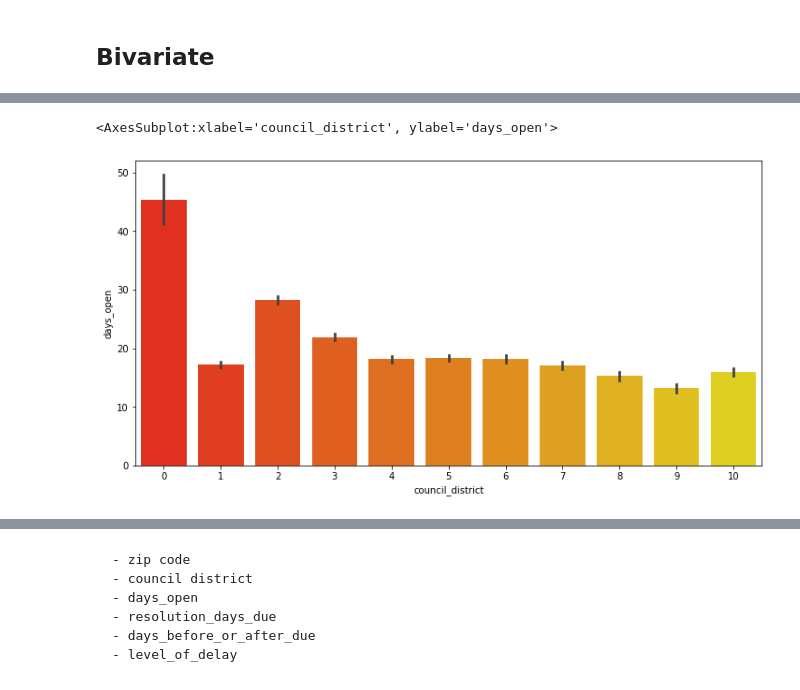
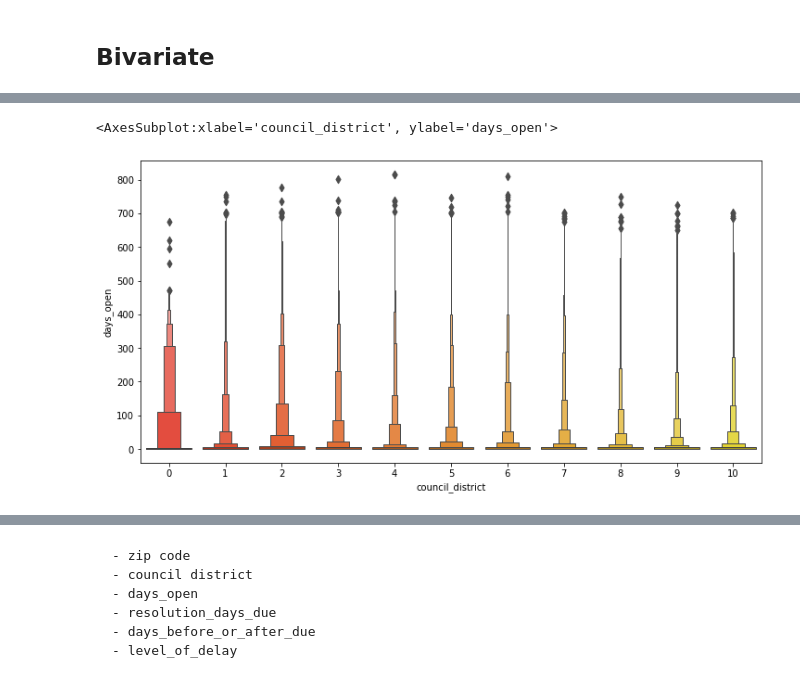
Before and after one commit to 3-1-1-Codeup/project, a Jupyter notebook: workbooks/caitlyn/explore.ipynb, the cells around one changed output, grey strips where cells are left out. Cells and saved outputs as stored; diff of their text form; code cells hidden in the pictures.

```diff
--- a/workbooks/caitlyn/explore.ipynb
+++ b/workbooks/caitlyn/explore.ipynb
@@ -29,4 +30,4 @@ df.head()
 # %%
-train, validate, test, X_train, y_train, X_validate, y_validate, X_test, y_test, train_scaled, validate_scaled, test_scaled = wrangle.split_separate_scale(df, stratify_by= None)
+train, validate, test, X_train, y_train, X_validate, y_validate, X_test, y_test = wrangle.split_separate_scale(df, stratify_by= None)
 train.head()
 # %% [output]
@@ -167,6 +205,6 @@ ___
 # %%
 plt.figure(figsize=(12,6))
-sns.barplot(data=df, x=df.council_district, y=df.days_open, palette='autumn')
+sns.boxenplot(data=train, x=train.council_district, y=train.days_open, palette='autumn')
 # %% [output]
 <AxesSubplot:xlabel='council_district', ylabel='days_open'>
-[figure, old version]
+[figure, new version]
```
Also changed, not shown: parts of 18 cells of this notebook.
